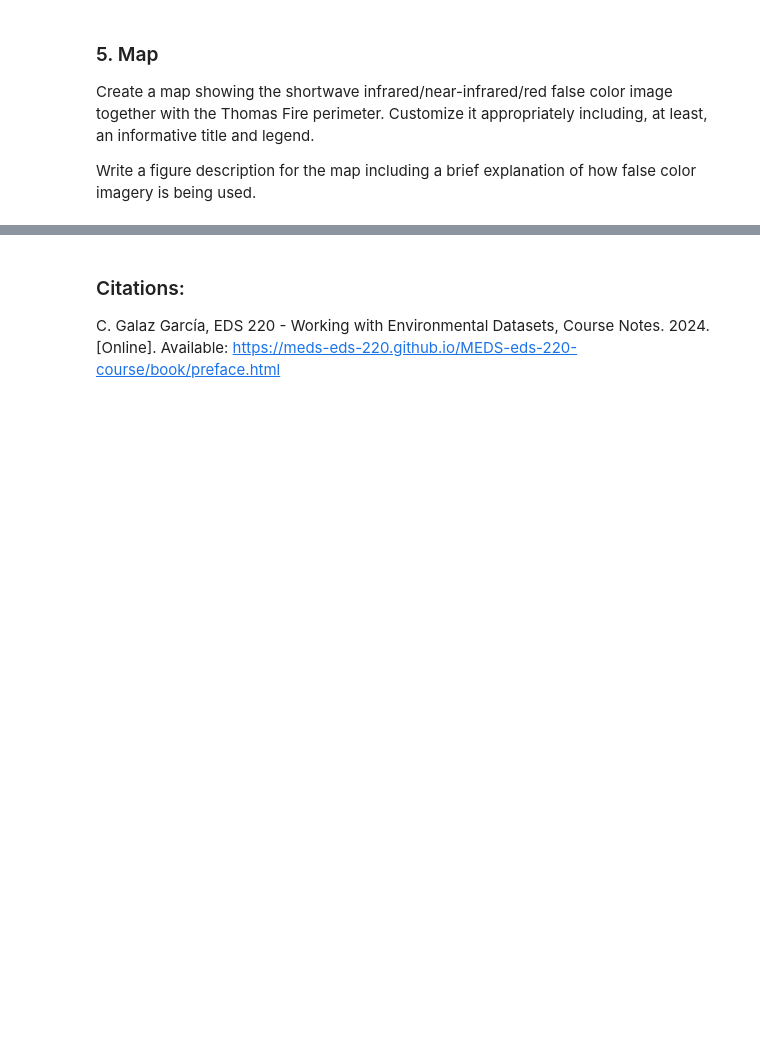
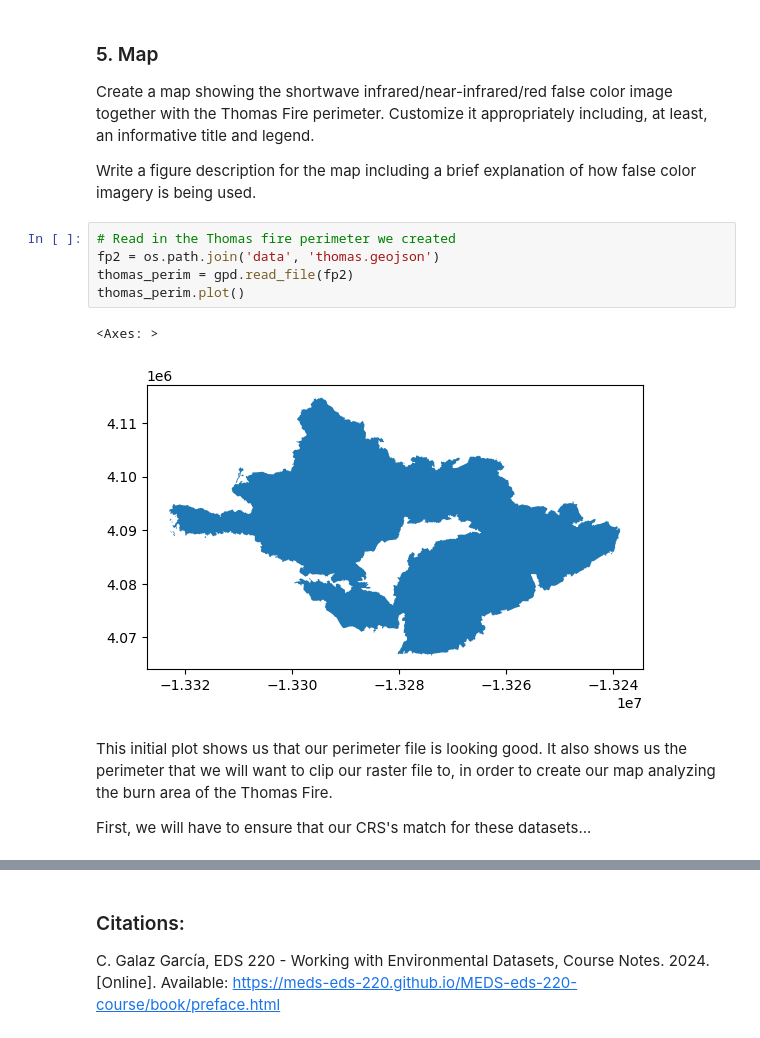
Before and after one commit to jorb1/eds220-hwk4, a Jupyter notebook: hwk4-task2-false-color-JORGENSEN.ipynb, the cells around one changed output, grey strips where cells are left out. Saved outputs shown, nothing was run; the diff lists cells and outputs as text; blank space fills up the shorter version.

```diff
--- a/hwk4-task2-false-color-JORGENSEN.ipynb
+++ b/hwk4-task2-false-color-JORGENSEN.ipynb
@@ -129,3 +129,15 @@ False color imagery, created using satellite data from instruments like Landsat,
 Create a map showing the shortwave infrared/near-infrared/red false color image together with the Thomas Fire perimeter. Customize it appropriately including, at least, an informative title and legend.
 
 Write a figure description for the map including a brief explanation of how false color imagery is being used.
+# %%
+# Read in the Thomas fire perimeter we created
+fp2 = os.path.join('data', 'thomas.geojson')
+thomas_perim = gpd.read_file(fp2)
+thomas_perim.plot()
+# %% [output]
+<Axes: >
+[figure, added]
+# %% [markdown]
+This initial plot shows us that our perimeter file is looking good. It also shows us the perimeter that we will want to clip our raster file to, in order to create our map analyzing the burn area of the Thomas Fire.
+
+First, we will have to ensure that our CRS's match for these datasets...
```
Also changed, not shown: parts of 2 cells of this notebook.
